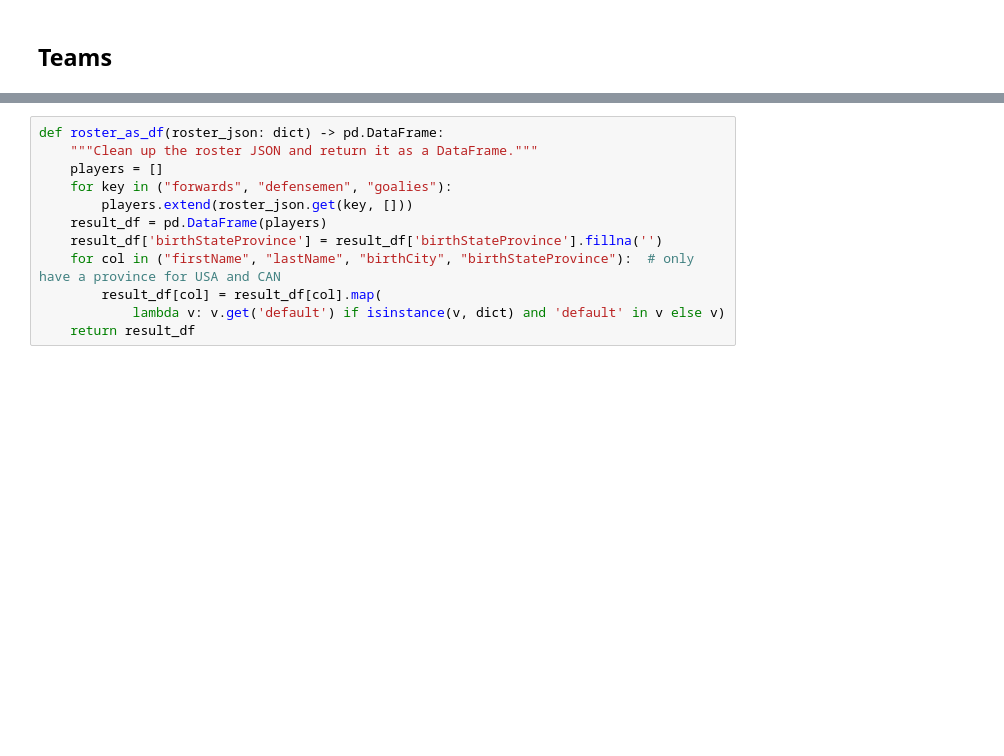
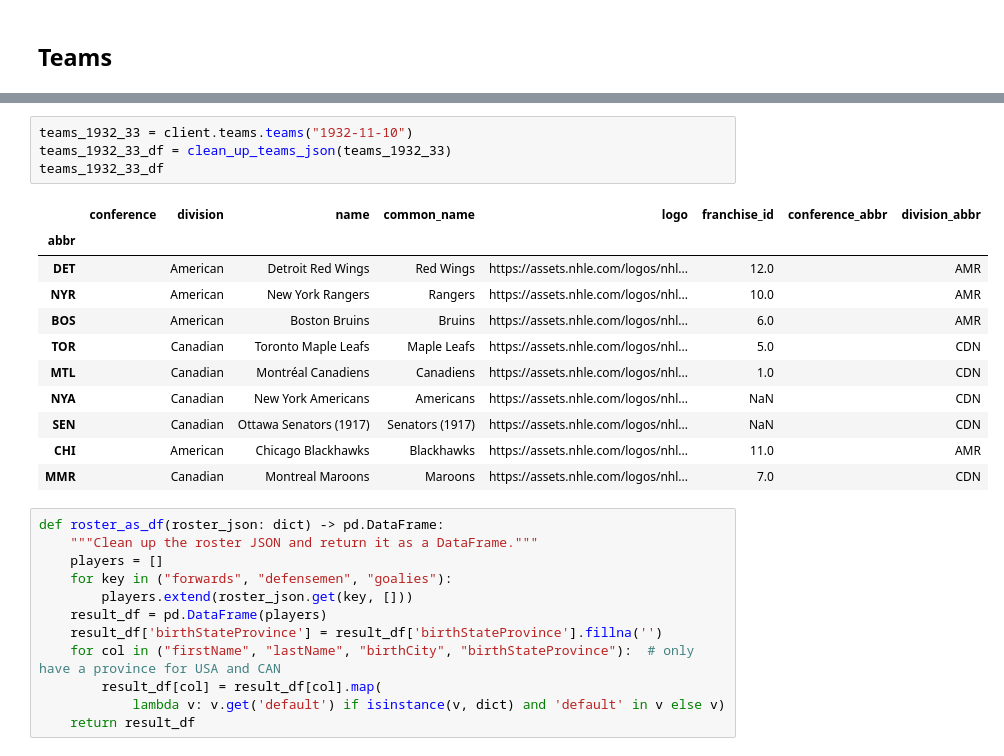
Before and after one commit to sports-so-hard/nhl-api-explorer, a Jupyter notebook: nhl-api.ipynb, the cells around one changed output, grey strips where cells are left out. Saved outputs shown, nothing was run; the diff lists cells and outputs as text; blank space fills up the shorter version.

```diff
--- a/nhl-api.ipynb
+++ b/nhl-api.ipynb
@@ -44,3 +71,19 @@ teams_df
+# %%
+teams_1932_33 = client.teams.teams("1932-11-10")
+teams_1932_33_df = clean_up_teams_json(teams_1932_33)
+teams_1932_33_df
+# %% [output]
+|  | conference | division | name | common_name | logo | franchise_id | conference_abbr | division_abbr |
+| abbr |  |  |  |  |  |  |  |  |
+| DET |  | American | Detroit Red Wings | Red Wings | https://assets.nhle.com/logos/nhl... | 12.0 |  | AMR |
+| NYR |  | American | New York Rangers | Rangers | https://assets.nhle.com/logos/nhl... | 10.0 |  | AMR |
+| BOS |  | American | Boston Bruins | Bruins | https://assets.nhle.com/logos/nhl... | 6.0 |  | AMR |
+| TOR |  | Canadian | Toronto Maple Leafs | Maple Leafs | https://assets.nhle.com/logos/nhl... | 5.0 |  | CDN |
+| MTL |  | Canadian | Montréal Canadiens | Canadiens | https://assets.nhle.com/logos/nhl... | 1.0 |  | CDN |
+| NYA |  | Canadian | New York Americans | Americans | https://assets.nhle.com/logos/nhl... | NaN |  | CDN |
+| SEN |  | Canadian | Ottawa Senators (1917) | Senators (1917) | https://assets.nhle.com/logos/nhl... | NaN |  | CDN |
+| CHI |  | American | Chicago Blackhawks | Blackhawks | https://assets.nhle.com/logos/nhl... | 11.0 |  | AMR |
+| MMR |  | Canadian | Montreal Maroons | Maroons | https://assets.nhle.com/logos/nhl... | 7.0 |  | CDN |
 # %%
 def roster_as_df(roster_json: dict) -> pd.DataFrame:
     """Clean up the roster JSON and return it as a DataFrame."""
```
Also changed, not shown: parts of 8 cells of this notebook.
